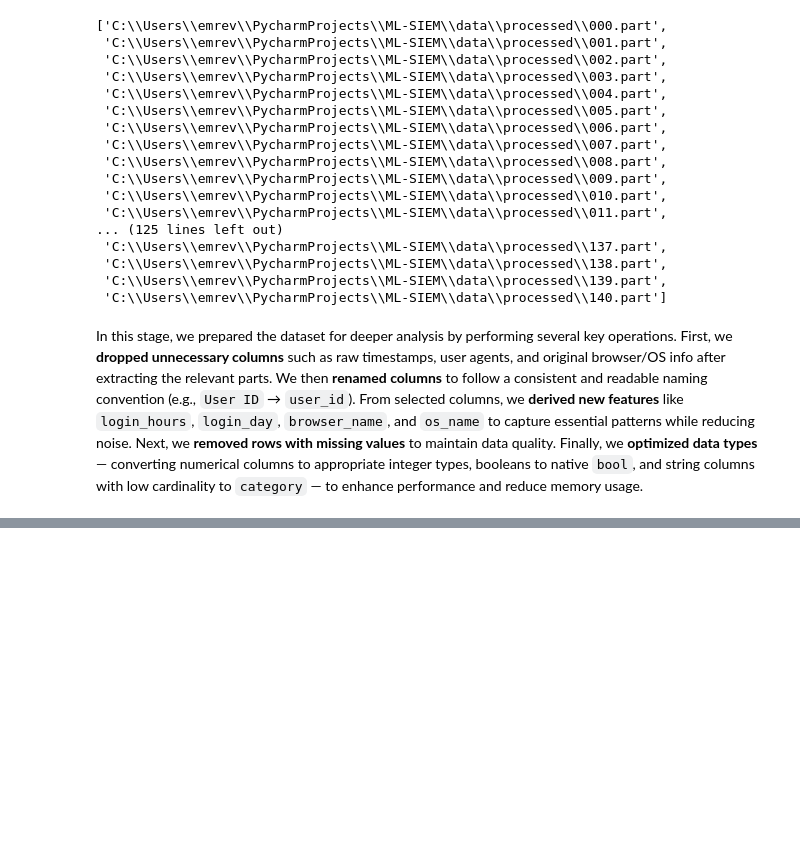
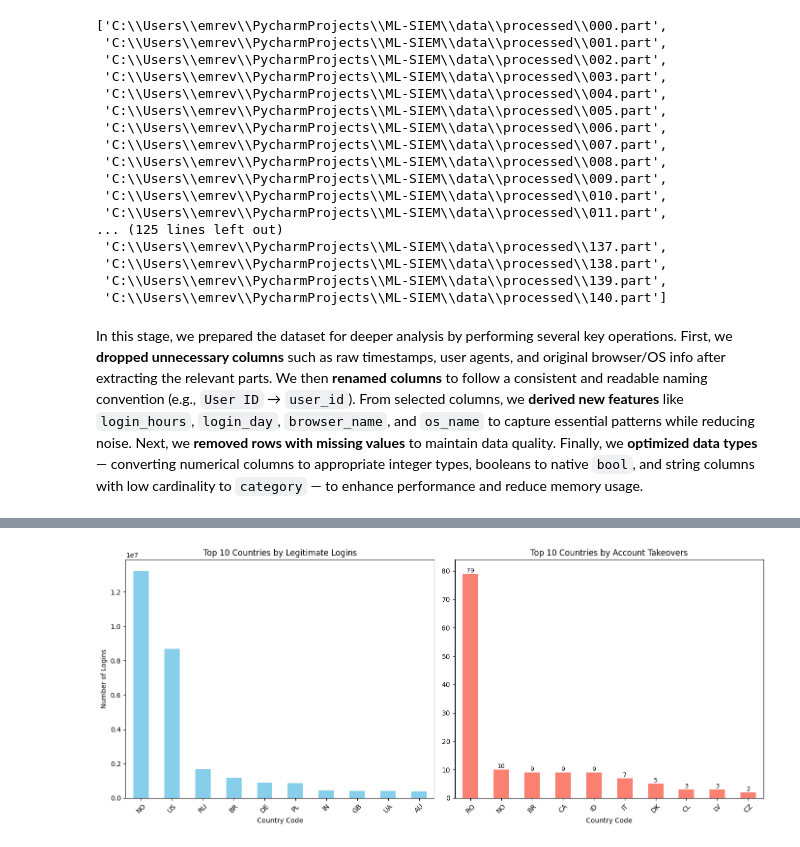
Before and after one commit to otuemre/ML-SIEM, a Jupyter notebook: notebooks/01_EDA.ipynb, the cells around one changed output, grey strips where cells are left out. Drawn from its saved outputs; the diff is of its cells as text; code cells hidden in the pictures; blank space fills up the shorter version.

```diff
--- a/notebooks/01_EDA.ipynb
+++ b/notebooks/01_EDA.ipynb
@@ -374,0 +432,42 @@ In this stage, we prepared the dataset for deeper analysis by performing several
+# %%
+# Convert to string for visualization
+df['country_code'] = df['country_code'].astype(str)
+
+# Group data
+country_takeover_split = (
+    df.groupby(['country_code', 'is_account_takeover'])
+    .size()
+    .compute()
+    .unstack(fill_value=0)
+)
+
+# Get top 10 legitimate and takeover countries
+top_legit = country_takeover_split[False].nlargest(10)
+top_takeover = country_takeover_split[True].nlargest(10)
+
+# Create subplots
+fig, axes = plt.subplots(nrows=1, ncols=2, figsize=(14, 6), sharey=False)
+
+# Plot legitimate
+top_legit.plot(kind='bar', ax=axes[0], color='skyblue')
+axes[0].set_title("Top 10 Countries by Legitimate Logins")
+axes[0].set_xlabel("Country Code")
+axes[0].set_ylabel("Number of Logins")
+axes[0].tick_params(axis='x', rotation=45)
+
+# Plot takeover (with tighter y-limit)
+top_takeover.plot(kind='bar', ax=axes[1], color='salmon')
+axes[1].set_title("Top 10 Countries by Account Takeovers")
+axes[1].set_xlabel("Country Code")
+axes[1].tick_params(axis='x', rotation=45)
+axes[1].set_ylim([0, top_takeover.max() + 5])  # Zoom in on small counts
+
+# Optional: Annotate bar values on takeover plot
+for idx, val in enumerate(top_takeover):
+    axes[1].text(idx, val + 0.5, str(val), ha='center', fontsize=9)
+
+plt.tight_layout()
+plt.savefig('../images/top_10_country_legit_vs_takeover_split.png')
+plt.show()
+# %% [output]
+[figure, added]
```
Also changed, not shown: parts of 19 cells of this notebook.
